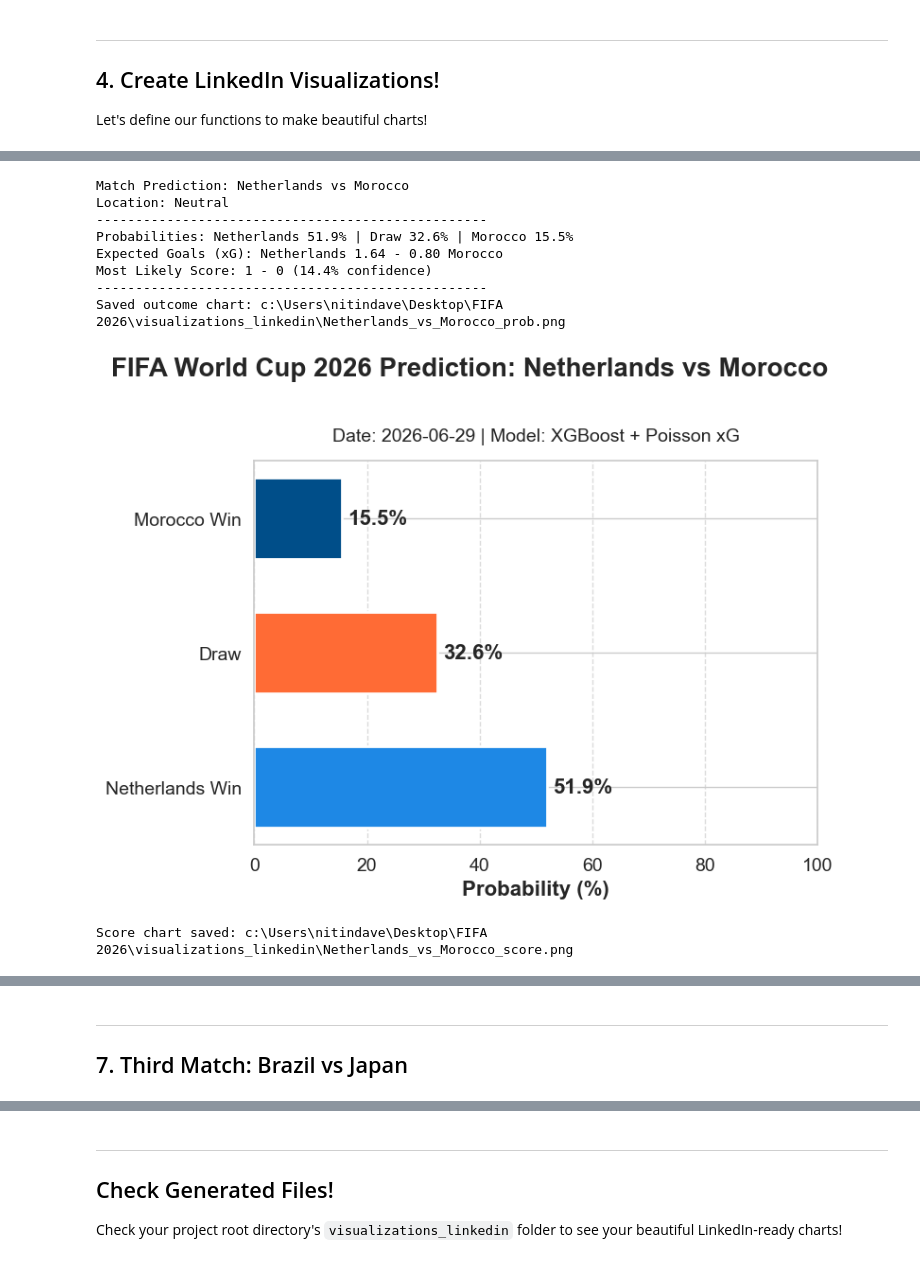
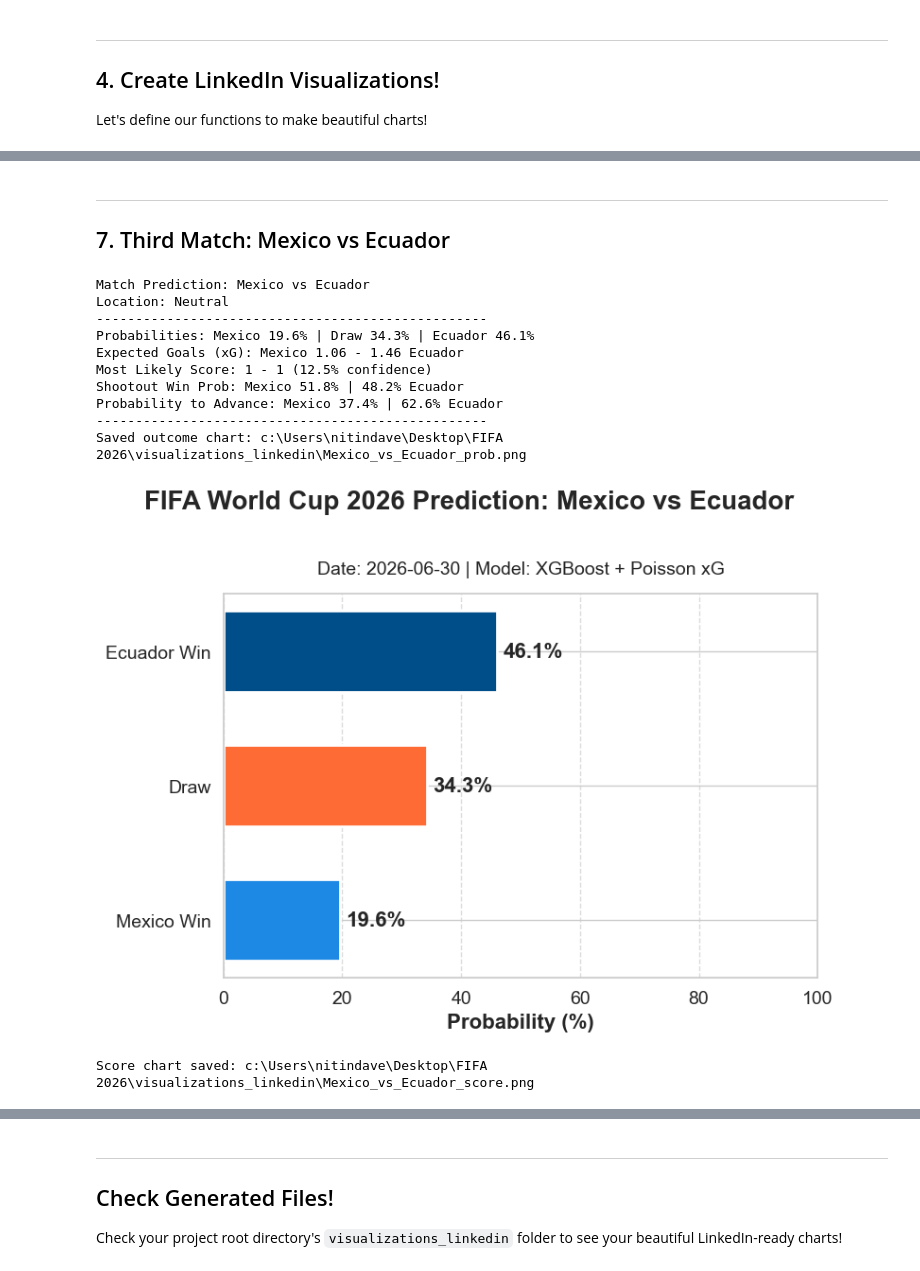
Before and after one commit to nitindavegit/FIFA-2026-Predictions, a Jupyter notebook: notebooks/04_LinkedIn_Presentation.ipynb, the cells around one changed output, grey strips where cells are left out. Cells and saved outputs as stored; diff of their text form; code cells hidden in the pictures.

```diff
--- a/notebooks/04_LinkedIn_Presentation.ipynb
+++ b/notebooks/04_LinkedIn_Presentation.ipynb
@@ -85,7 +85,7 @@ matches[['home_team', 'away_team', 'tournament']]
 
 Let's define our functions to make beautiful charts!
 # %%
-def generate_outcome_chart(home_team, away_team, probs, date_str="2026-06-29", prediction=None):
+def generate_outcome_chart(home_team, away_team, probs, date_str="2026-06-30", prediction=None):
     fig, ax = plt.subplots(figsize=FIGSIZE, dpi=DPI)
 
     has_advance = prediction is not None and 'advance_probs' in prediction
@@ -135,7 +135,7 @@ def generate_outcome_chart(home_team, away_team, probs, date_str="2026-06-29", p
     plt.show()
     plt.close(fig)
 # %%
-def generate_score_heatmap(home_team, away_team, home_xg, away_xg, date_str="2026-06-29", prediction=None):
+def generate_score_heatmap(home_team, away_team, home_xg, away_xg, date_str="2026-06-30", prediction=None):
     fig, (ax_heatmap, ax_summary) = plt.subplots(ncols=2, figsize=FIGSIZE, dpi=DPI, gridspec_kw={'width_ratios': [3, 1]})
 
     max_goals=5
@@ -204,7 +204,7 @@ def generate_score_heatmap(home_team, away_team, home_xg, away_xg, date_str="202
 # %%
-pred = predict_match("Germany", "Paraguay")
+pred = predict_match("France", "Sweden")
 if pred:
     probs, (home_xg, away_xg) = pred['probs'], pred['xg']
-    generate_outcome_chart("Germany", "Paraguay", probs)
-    generate_score_heatmap("Germany", "Paraguay", home_xg, away_xg)
+    generate_outcome_chart("France", "Sweden", probs)
+    generate_score_heatmap("France", "Sweden", home_xg, away_xg)
 # %% [output]
@@ -224,0 +225,6 @@ Score chart saved: c:\Users\nitindave\Desktop\FIFA 2026\visualizations_linkedin\
+# %%
+pred = predict_match("Ivory Coast", "Norway")
+if pred:
+    probs, (home_xg, away_xg) = pred['probs'], pred['xg']
+    generate_outcome_chart("Ivory Coast", "Norway", probs)
+    generate_score_heatmap("Ivory Coast", "Norway", home_xg, away_xg)
@@ -225,17 +245,22 @@ Score chart saved: c:\Users\nitindave\Desktop\FIFA 2026\visualizations_linkedin\
+# %% [markdown]
+---
+## 7. Third Match: Mexico vs Ecuador
 # %%
-pred = predict_match("Netherlands", "Morocco")
+pred = predict_match("Mexico", "Ecuador")
 if pred:
     probs, (home_xg, away_xg) = pred['probs'], pred['xg']
-    generate_outcome_chart("Netherlands", "Morocco", probs)
-    generate_score_heatmap("Netherlands", "Morocco", home_xg, away_xg)
+    generate_outcome_chart("Mexico", "Ecuador", probs)
+    generate_score_heatmap("Mexico", "Ecuador", home_xg, away_xg)
 # %% [output]
-Match Prediction: Netherlands vs Morocco
+Match Prediction: Mexico vs Ecuador
 Location: Neutral
 --------------------------------------------------
-Probabilities: Netherlands 51.9% | Draw 32.6% | Morocco 15.5%
-Expected Goals (xG): Netherlands 1.64 - 0.80 Morocco
-Most Likely Score: 1 - 0 (14.4% confidence)
+Probabilities: Mexico 19.6% | Draw 34.3% | Ecuador 46.1%
+Expected Goals (xG): Mexico 1.06 - 1.46 Ecuador
+Most Likely Score: 1 - 1 (12.5% confidence)
+Shootout Win Prob: Mexico 51.8% | 48.2% Ecuador
+Probability to Advance: Mexico 37.4% | 62.6% Ecuador
 --------------------------------------------------
-Saved outcome chart: c:\Users\nitindave\Desktop\FIFA 2026\visualizations_linkedin\Netherlands_vs_Morocco_prob.png
+Saved outcome chart: c:\Users\nitindave\Desktop\FIFA 2026\visualizations_linkedin\Mexico_vs_Ecuador_prob.png
-[figure, old version]
+[figure, new version]
-Score chart saved: c:\Users\nitindave\Desktop\FIFA 2026\visualizations_linkedin\Netherlands_vs_Morocco_score.png
+Score chart saved: c:\Users\nitindave\Desktop\FIFA 2026\visualizations_linkedin\Mexico_vs_Ecuador_score.png
@@ -243,3 +267,0 @@ Score chart saved: c:\Users\nitindave\Desktop\FIFA 2026\visualizations_linkedin\
-# %% [markdown]
----
-## 7. Third Match: Brazil vs Japan
```
Also changed, not shown: parts of 7 cells of this notebook.
